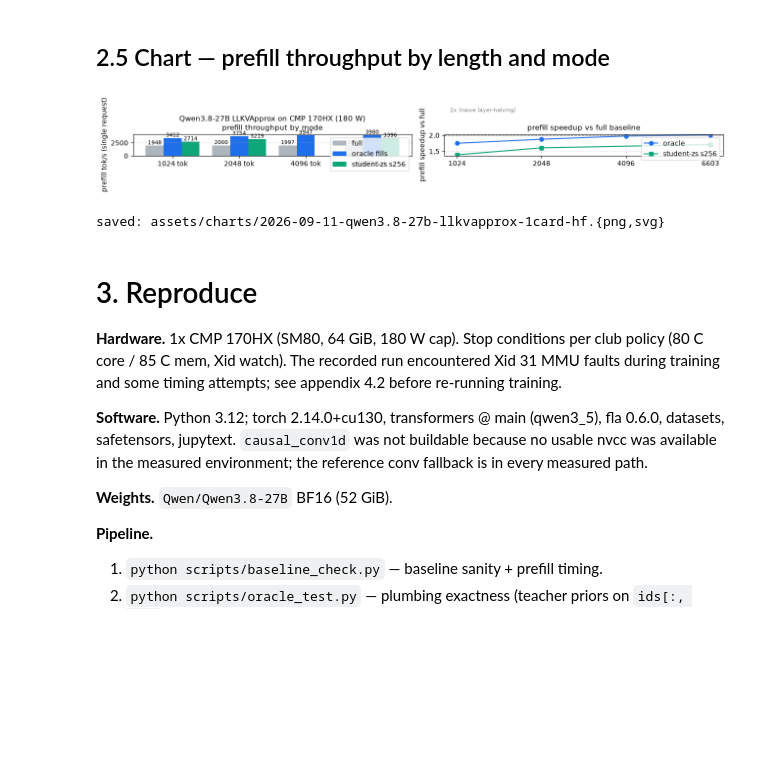
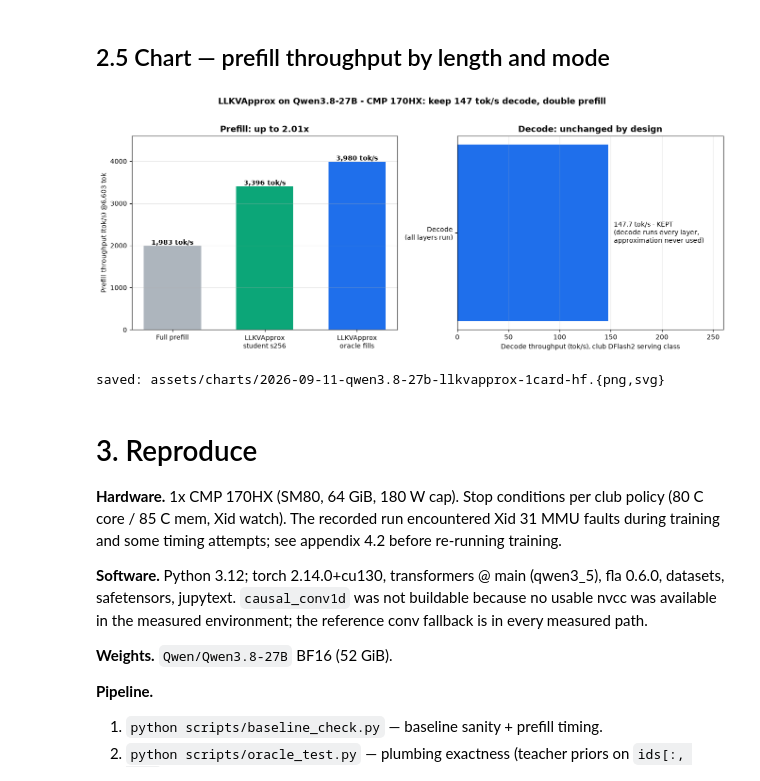
Before and after one commit to PixelML/club-170hx, a Jupyter notebook: notebooks/2026-09-11-qwen3.8-27b-llkvapprox-1card-hf.ipynb, the cells around one changed output. Drawn from its saved outputs; the diff is of its cells as text; code cells hidden in the pictures; blank space fills up the shorter version.

Commit message:
dashboard: decode kept + prefill 2x, single figure

```diff
--- a/notebooks/2026-09-11-qwen3.8-27b-llkvapprox-1card-hf.ipynb
+++ b/notebooks/2026-09-11-qwen3.8-27b-llkvapprox-1card-hf.ipynb
@@ -273,50 +273,40 @@ print("stage-1: 2000 steps / 1.59 h cached-target, MLP heads (hidden 512); "
 stage-1: 2000 steps / 1.59 h cached-target, MLP heads (hidden 512); checkpoint checkpoints/checkpoints/stage1_cached_mlp/step_1999.pt
 # %% [markdown]
 ## 2.5 Chart — prefill throughput by length and mode
-# %%
-import matplotlib.pyplot as plt
-
-lengths = (1024, 2048, 4096, 6603)
-full_v = [full_by_len[T]["tok_s"] for T in lengths]
-oracle_v = [oracle_by_len[T]["tok_s"] for T in lengths]
-
-fig, (ax1, ax2) = plt.subplots(1, 2, figsize=(13, 5))
-x = range(len(lengths))
-w = 0.27
-ax1.bar([i - w for i in x], full_v, w, label="full", color="#adb5bd")
-ax1.bar(list(x), oracle_v, w, label="oracle fills", color="#1f6feb")
-stud_len_idx = [(i, T) for i, T in enumerate(lengths) if T in stud_by_len]
-stud_vals = [stud_by_len[T]["tok_s"] for _, T in stud_len_idx]
-ax1.bar([i + w for i, _ in stud_len_idx], stud_vals, w, label="student-zs s256", color="#0ca678")
-for i, v in enumerate(full_v):
-    ax1.annotate(f"{v:.0f}", (i - w, v), ha="center", va="bottom", fontsize=8)
-    ax1.annotate(f"{oracle_v[i]:.0f}", (i, oracle_v[i]), ha="center", va="bottom", fontsize=8)
-    for (ii, T), val in zip(stud_len_idx, stud_vals):
-        if ii == i:
-            ax1.annotate(f"{val:.0f}", (ii + w, val), ha="center", va="bottom", fontsize=8)
-ax1.set_xticks(list(x)); ax1.set_xticklabels([f"{t} tok" for t in lengths])
-ax1.set_ylabel("prefill tok/s (single request)"); ax1.legend(); ax1.grid(axis="y", alpha=0.3)
-ax1.set_title("Qwen3.8-27B LLKVApprox on CMP 170HX (180 W)\nprefill throughput by mode", fontsize=11)
-
-sp = [full_by_len[T]["mean_s"] / oracle_by_len[T]["mean_s"] for T in lengths]
-sp_lengths = [t for t in lengths if t in stud_by_len]
-sp2 = [full_by_len[t]["mean_s"] / stud_by_len[t]["mean_s"] for t in sp_lengths]
-ax2.plot([str(t) for t in lengths], sp, "o-", label="oracle", color="#1f6feb")
-ax2.plot([str(t) for t in sp_lengths], sp2, "s-", label="student-zs s256", color="#0ca678")
-ax2.axhline(2.0, ls="--", lw=1, color="gray")
-ax2.annotate("2x (naive layer-halving)", (0.02, 2.02), fontsize=8, color="gray", xycoords="axes fraction")
-ax2.set_ylabel("prefill speedup vs full"); ax2.legend(); ax2.grid(alpha=0.3)
-ax2.set_title("prefill speedup vs full baseline", fontsize=11)
-
-os.makedirs("../assets/charts", exist_ok=True)
-fig.tight_layout()
-fig.savefig("../assets/charts/2026-09-11-qwen3.8-27b-llkvapprox-1card-hf.png", dpi=150)
-fig.savefig("../assets/charts/2026-09-11-qwen3.8-27b-llkvapprox-1card-hf.svg")
-plt.show()
-print("saved: assets/charts/2026-09-11-qwen3.8-27b-llkvapprox-1card-hf.{png,svg}")
-# %% [output]
-[figure, removed]
-saved: assets/charts/2026-09-11-qwen3.8-27b-llkvapprox-1card-hf.{png,svg}
+# %%
+import matplotlib.pyplot as plt
+
+DECODE_REF = 147.7  # club DFlash2 serving decode; LLKVApprox decode is identical by design (all layers run)
+configs = ["Full prefill", "LLKVApprox\nstudent s256", "LLKVApprox\noracle fills"]
+prefill = [1983, 3396, 3980]
+speedup = [1.00, 1.71, 2.01]
+
+fig, (ax1, ax2) = plt.subplots(1, 2, figsize=(13.5, 5.4))
+bars = ax1.bar(configs, prefill, width=0.62, color=["#adb5bd", "#0ca678", "#1f6feb"])
+for b, v in zip(bars, prefill):
+    ax1.annotate(f"{v:,} tok/s", (b.get_x()+b.get_width()/2, v), ha="center", va="bottom", fontsize=10, fontweight="bold")
+ax1.set_ylabel("Prefill throughput (tok/s) @6,603 tok")
+ax1.set_title("Prefill: up to 2.01x", fontsize=13, fontweight="bold")
+ax1.set_ylim(0, 4600); ax1.grid(axis="y", alpha=0.3)
+
+ax2.barh(["Decode\n(all layers run)"], [DECODE_REF], height=0.42, color="#1f6feb")
+ax2.annotate(f"{DECODE_REF} tok/s - KEPT\n(decode runs every layer,\napproximation never used)",
+             (DECODE_REF, 0), xytext=(8, 0), textcoords="offset points", va="center", fontsize=10)
+ax2.set_xlim(0, 260); ax2.invert_yaxis()
+ax2.set_xlabel("Decode throughput (tok/s), club DFlash2 serving class")
+ax2.set_title("Decode: unchanged by design", fontsize=13, fontweight="bold")
+ax2.grid(axis="x", alpha=0.3)
+
+fig.suptitle("LLKVApprox on Qwen3.8-27B - CMP 170HX: keep 147 tok/s decode, double prefill", fontsize=13, fontweight="bold", y=1.02)
+fig.tight_layout()
+os.makedirs("../assets/charts", exist_ok=True)
+fig.savefig("../assets/charts/2026-09-11-qwen3.8-27b-llkvapprox-1card-hf.png", dpi=150, bbox_inches="tight")
+fig.savefig("../assets/charts/2026-09-11-qwen3.8-27b-llkvapprox-1card-hf.svg", bbox_inches="tight")
+plt.show()
+print("saved: assets/charts/2026-09-11-qwen3.8-27b-llkvapprox-1card-hf.{png,svg}")
+# %% [output]
+[figure, added]
+saved: assets/charts/2026-09-11-qwen3.8-27b-llkvapprox-1card-hf.{png,svg}
 # %% [markdown]
 # 3. Reproduce
 
```
Also changed, not shown: 1 other file.
